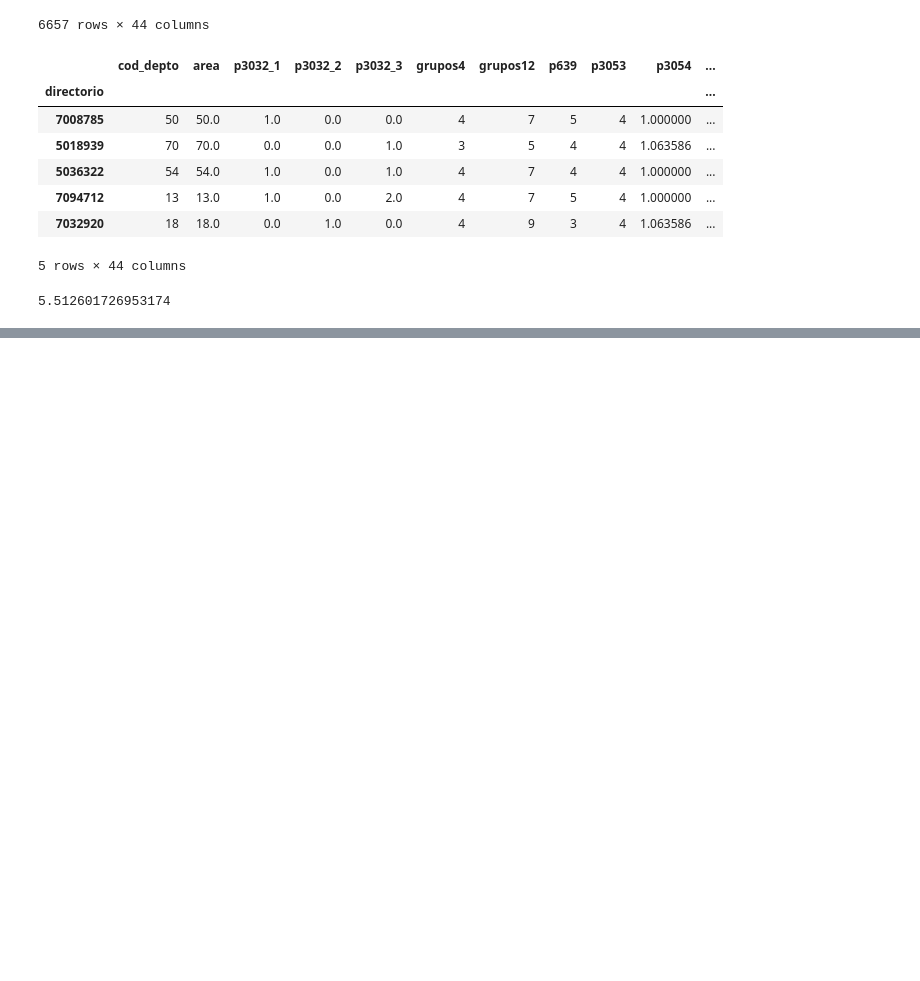
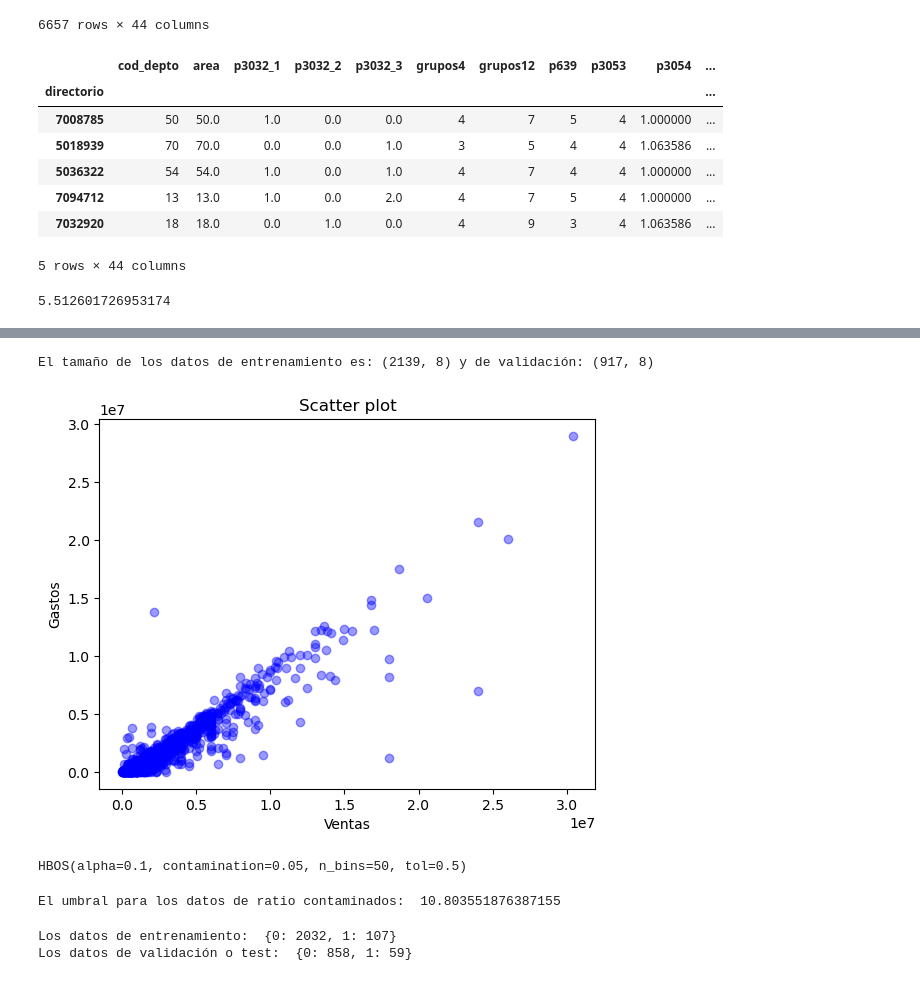
Before and after one commit to Ingenieco/dane, a Jupyter notebook: codigos_2024/HBOS_emicron.ipynb, the cells around one changed output, grey strips where cells are left out. Drawn from its saved outputs; the diff is of its cells as text; code cells hidden in the pictures; blank space fills up the shorter version.

```diff
--- a/HBOS_emicron.ipynb
+++ b/codigos_2024/HBOS_emicron.ipynb
@@ -1066,0 +1102,2 @@ atipicos.to_excel('datos/HBOS_tabla_anomalos_emicron22_homologadas_cenu.xlsx', i
+# %%
+emicron.set_index('id', inplace = True)
@@ -1066,0 +1108,4 @@ atipicos.to_excel('datos/HBOS_tabla_anomalos_emicron22_homologadas_cenu.xlsx', i
+# %%
+# Identificando las columnas que tienen 0 o nulos en todas sus filas
+
+columnas_con_nan = list(emicron.columns[emicron.isna().sum() == len(emicron)])
@@ -1066,0 +1117,2 @@ atipicos.to_excel('datos/HBOS_tabla_anomalos_emicron22_homologadas_cenu.xlsx', i
+# %%
+emicron.drop(columnas_con_nan, axis = 1, inplace = True)
@@ -1066,0 +1161,4 @@ atipicos.to_excel('datos/HBOS_tabla_anomalos_emicron22_homologadas_cenu.xlsx', i
+# %%
+# Dividiendo el dataset en datos de entrenamiento y datos de validación
+
+X_train, X_test = train_test_split(emicron, test_size = 0.3, random_state = 0)
@@ -1066,0 +1175,23 @@ atipicos.to_excel('datos/HBOS_tabla_anomalos_emicron22_homologadas_cenu.xlsx', i
+# %%
+print(f"El tamaño de los datos de entrenamiento es: {X_train.shape} y de validación: {X_test.shape}")
+# %% [output]
+El tamaño de los datos de entrenamiento es: (2139, 8) y de validación: (917, 8)
+# %%
+# Graficando las variables 0 y 1 en un scatter plot e identificando atípicos. Amarillo atípicos, morados, datos normales
+plt.scatter(X_train['ventas_mes_anterior'], X_train['cyg'], alpha = 0.4, color = 'b', marker = 'o') # c es la lista de colores de acuerdo con los valores únicos de esta variable, la cual en la líne anterior es 1,0
+plt.title("Scatter plot")
+plt.xlabel('Ventas')
+plt.ylabel('Gastos')
+plt.show()
+# %% [output]
+[figure, added]
+# %%
+n_bins = 50
+hbos = HBOS(n_bins = n_bins, contamination = 0.05)
+hbos.fit(X_train)
+# %% [output]
+HBOS(alpha=0.1, contamination=0.05, n_bins=50, tol=0.5)
+# %%
+print("El umbral para los datos de ratio contaminados: ", hbos.threshold_)
+# %% [output]
+El umbral para los datos de ratio contaminados:  10.803551876387155
@@ -1066,0 +1209,13 @@ atipicos.to_excel('datos/HBOS_tabla_anomalos_emicron22_homologadas_cenu.xlsx', i
+# %%
+Y_train_pred
+#contanto el número de valores predichos
+def count_stat(vector):
+    unique, counts = np.unique(vector,
+                               return_counts = True)
+    return dict(zip(unique, counts))
+
+print("Los datos de entrenamiento: ", count_stat(Y_train_pred))
+print("Los datos de validación o test: ", count_stat(Y_test_pred))
+# %% [output]
+Los datos de entrenamiento:  {0: 2032, 1: 107}
+Los datos de validación o test:  {0: 858, 1: 59}
```
Also changed, not shown: parts of 78 cells of this notebook, 18 other files.
